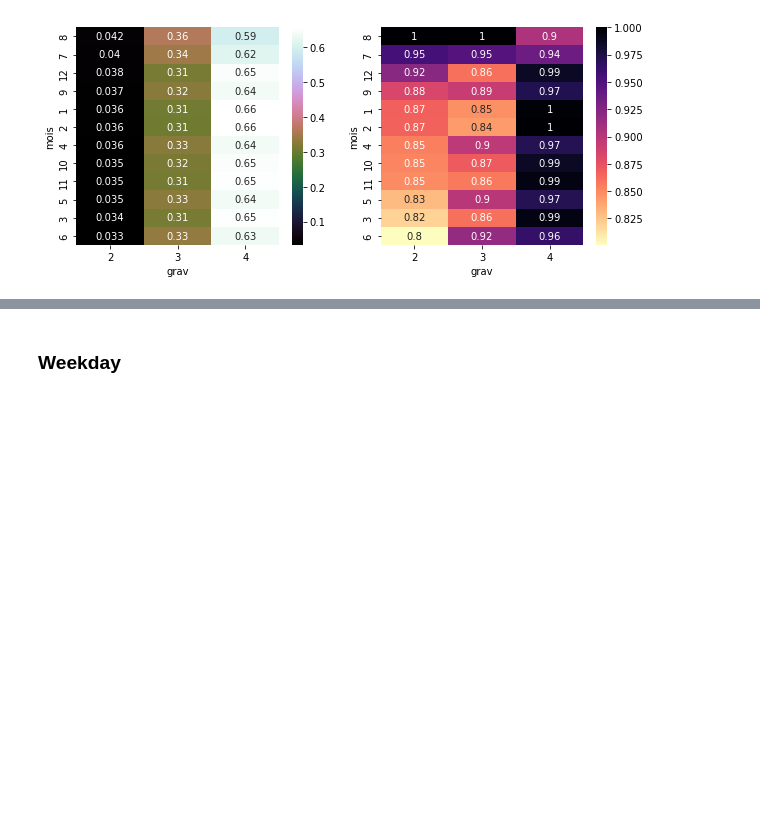
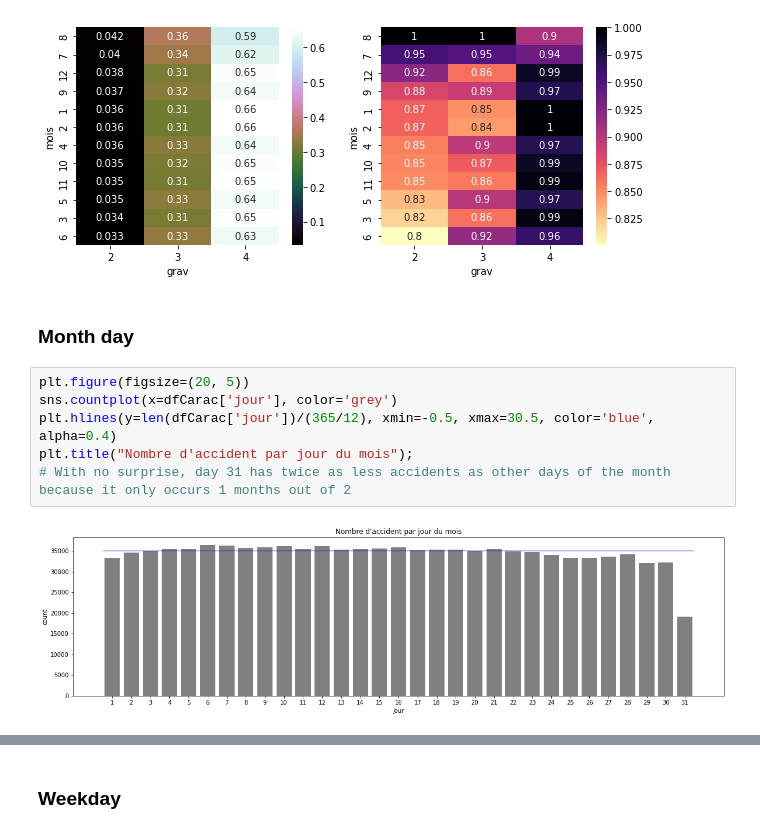
Before and after one commit to YacineHajjiDataScientist/20220814_dsProject, a Jupyter notebook: 20220821_projectDS.ipynb, the cells around one changed output, grey strips where cells are left out. Saved outputs shown, nothing was run; the diff lists cells and outputs as text; blank space fills up the shorter version.

```diff
--- a/20220821_projectDS.ipynb
+++ b/20220821_projectDS.ipynb
@@ -446,3 +482,13 @@ fig.show()
 # It seems that the largest proportion of accident gravity 2 & 3 happen during august and july
 # %% [output]
 [figure]
+# %% [markdown]
+### Month day
+# %%
+plt.figure(figsize=(20, 5))
+sns.countplot(x=dfCarac['jour'], color='grey')
+plt.hlines(y=len(dfCarac['jour'])/(365/12), xmin=-0.5, xmax=30.5, color='blue', alpha=0.4)
+plt.title("Nombre d'accident par jour du mois");
+# With no surprise, day 31 has twice as less accidents as other days of the month because it only occurs 1 months out of 2
+# %% [output]
+[figure, added]
```
Also changed, not shown: parts of 63 cells of this notebook.
